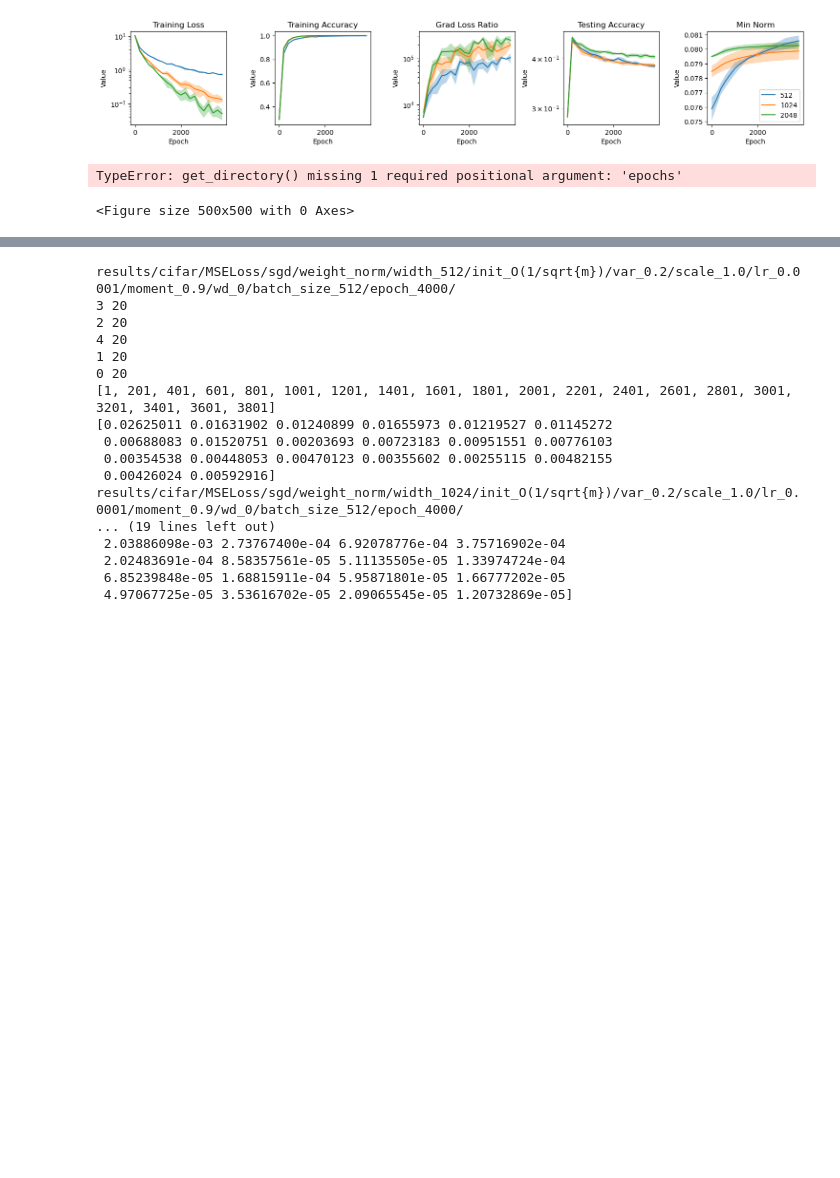
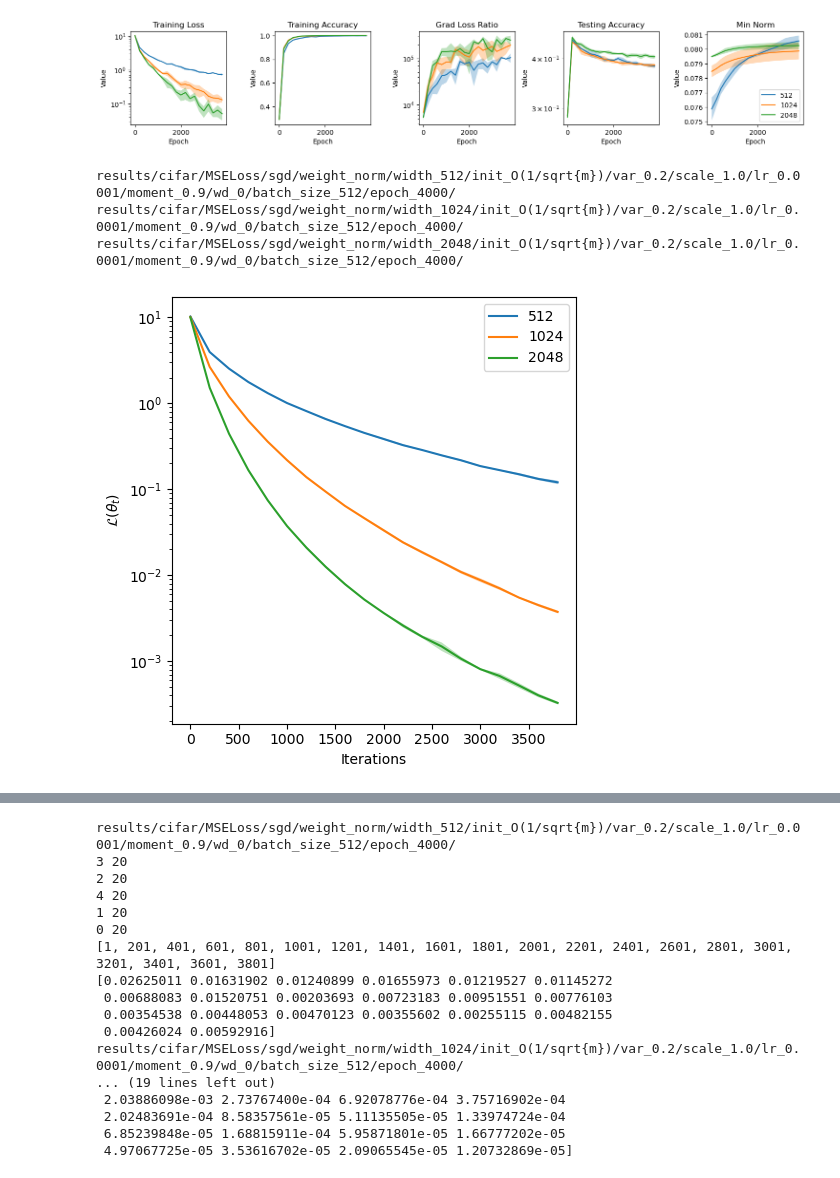
Before and after one commit to lucmonl/mlopt, a Jupyter notebook: notebook/weight_norm.ipynb, the cells around one changed output, grey strips where cells are left out. Cells and saved outputs as stored; diff of their text form; code cells hidden in the pictures; blank space fills up the shorter version.

```diff
--- a/notebook/weight_norm.ipynb
+++ b/notebook/weight_norm.ipynb
@@ -440,49 +439,51 @@ results/cifar/sgd/weight_norm/width_2048/init_O(1/sqrt{m})/var_0.02/scale_1.0/lr
 [figure]
 # %%
 widths = [512, 1024, 2048]
-lr, dataset_name, loss_name, opt_name, momentum, weight_decay, batch_size, epochs = 0.0004, "cifar", 'MSELoss', "sgd", 0, 0, 512, 4000
+lr, dataset_name, loss_name, opt_name, momentum, weight_decay, batch_size, epochs = 0.0004, "cifar", 'MSELoss', "sgd", 0.9, 0, 512, 4000
 wn_width = 512
 model_name = "weight_norm"
 model_params = {}
-model_params[512] = {"width": 512, "init": "O(1/sqrt{m})", "var": 0.02, "scale": "1.0"}
-model_params[1024] = {"width": 1024, "init": "O(1/sqrt{m})", "var": 0.02, "scale": "1.0"}
-model_params[2048] = {"width": 2048, "init": "O(1/sqrt{m})", "var": 0.02, "scale": "1.0"}
-model_params[4096] = {"width": 4096, "init": "O(1/sqrt{m})", "var": 0.02, "scale": "1.0"}
+model_params[512] = {"width": 512, "init": "O(1/sqrt{m})", "var": 0.2, "scale": "1.0"}
+model_params[1024] = {"width": 1024, "init": "O(1/sqrt{m})", "var": 0.2, "scale": "1.0"}
+model_params[2048] = {"width": 2048, "init": "O(1/sqrt{m})", "var": 0.2, "scale": "1.0"}
+model_params[4096] = {"width": 4096, "init": "O(1/sqrt{m})", "var": 0.2, "scale": "1.0"}
 width_params = {}
 width_params[512] = {"lr": 1e-4}
 width_params[1024] = {"lr": 1e-4}
 width_params[2048] = {"lr": 1e-4}
 width_params[4096] = {"lr": 1e-4}
 
 
 plt.figure(figsize=(5,5))
 lines = []
 for width in widths:
     model_param = model_params[width]
-    directory = get_directory(width_params[width]["lr"], dataset_name, opt_name, model_name, momentum, weight_decay, batch_size, epochs, **model_param)
+    directory = get_directory(width_params[width]["lr"], dataset_name, loss_name, opt_name, model_name, momentum, weight_decay, batch_size, epochs, **model_param)
     run_dir = os.listdir(f'../{directory}')
     prev_runs = [int(x.split("_")[-1]) for x in run_dir if x.startswith("run")]
     loss_list, acc_list, grad_loss_ratio_list, test_acc_list, wn_norm_list = [], [], [],[],[]
 
     for run in prev_runs:
         with open(f'../{directory}run_{run}/train_graphs.pk', 'rb') as f:
             train_graphs = pickle.load(f)
             loss_list.append(train_graphs.loss)
             cur_epochs = train_graphs.log_epochs
 
     means = np.mean(np.array(loss_list), axis=0)
     stds = np.std(np.array(loss_list), axis=0)
     #plt.plot(x, means, label="Estimated Mean")
     lines.append(plt.semilogy(cur_epochs, means)[0])
     plt.fill_between(cur_epochs, means - stds, means + stds, alpha=0.3, label="Confidence Interval") # 1-sigma confidence interval
 plt.ylabel(r'$\mathcal{L}(\theta_t)$')
 plt.xlabel('Iterations')
 plt.legend(lines, widths)
 plt.tight_layout()
 plt.savefig("../plots/weight_norm/loss_cifar10_sgd.pdf")
 # %% [output]
-TypeError: get_directory() missing 1 required positional argument: 'epochs'
+results/cifar/MSELoss/sgd/weight_norm/width_512/init_O(1/sqrt{m})/var_0.2/scale_1.0/lr_0.0001/moment_0.9/wd_0/batch_size_512/epoch_4000/
+results/cifar/MSELoss/sgd/weight_norm/width_1024/init_O(1/sqrt{m})/var_0.2/scale_1.0/lr_0.0001/moment_0.9/wd_0/batch_size_512/epoch_4000/
+results/cifar/MSELoss/sgd/weight_norm/width_2048/init_O(1/sqrt{m})/var_0.2/scale_1.0/lr_0.0001/moment_0.9/wd_0/batch_size_512/epoch_4000/
-<Figure size 500x500 with 0 Axes>
+[figure, added]
 # %%
 plt.figure(figsize=(5,5))
 lines = []
```
Also changed, not shown: parts of 12 cells of this notebook, 1 other file.
